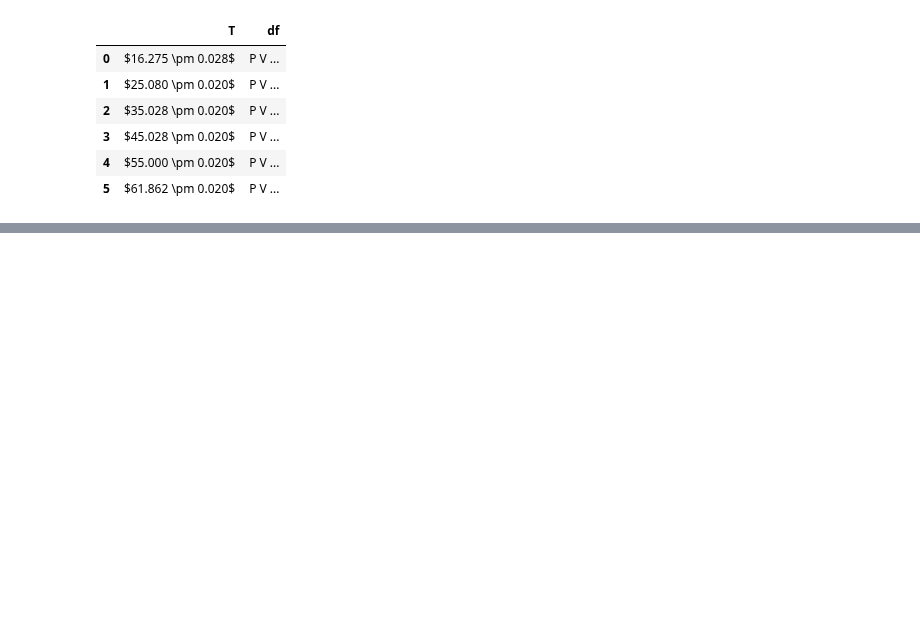
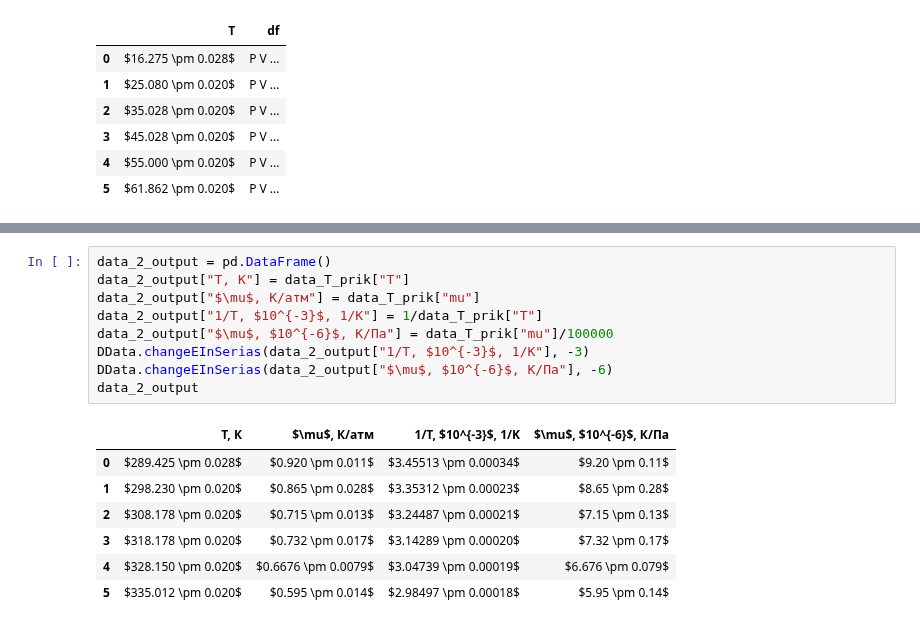
Before and after one commit to RedBrean/term2, a Jupyter notebook: labs/216/216.ipynb, the cells around one changed output, grey strips where cells are left out. Drawn from its saved outputs; the diff is of its cells as text; blank space fills up the shorter version.

```diff
--- a/labs/216/216.ipynb
+++ b/labs/216/216.ipynb
@@ -398 +424,18 @@ data_T_prik
+# %%
+data_2_output = pd.DataFrame()
+data_2_output["T, К"] = data_T_prik["T"]
+data_2_output["$\mu$, К/атм"] = data_T_prik["mu"]
+data_2_output["1/T, $10^{-3}$, 1/K"] = 1/data_T_prik["T"]
+data_2_output["$\mu$, $10^{-6}$, К/Па"] = data_T_prik["mu"]/100000
+DData.changeEInSerias(data_2_output["1/T, $10^{-3}$, 1/K"], -3)
+DData.changeEInSerias(data_2_output["$\mu$, $10^{-6}$, К/Па"], -6)
+data_2_output
+# %% [output]
+|  | T, К | $\mu$, К/атм | 1/T, $10^{-3}$, 1/K | $\mu$, $10^{-6}$, К/Па |
+| 0 | $289.425 \pm 0.028$ | $0.920 \pm 0.011$ | $3.45513 \pm 0.00034$ | $9.20 \pm 0.11$ |
+| 1 | $298.230 \pm 0.020$ | $0.865 \pm 0.028$ | $3.35312 \pm 0.00023$ | $8.65 \pm 0.28$ |
+| 2 | $308.178 \pm 0.020$ | $0.715 \pm 0.013$ | $3.24487 \pm 0.00021$ | $7.15 \pm 0.13$ |
+| 3 | $318.178 \pm 0.020$ | $0.732 \pm 0.017$ | $3.14289 \pm 0.00020$ | $7.32 \pm 0.17$ |
+| 4 | $328.150 \pm 0.020$ | $0.6676 \pm 0.0079$ | $3.04739 \pm 0.00019$ | $6.676 \pm 0.079$ |
+| 5 | $335.012 \pm 0.020$ | $0.595 \pm 0.014$ | $2.98497 \pm 0.00018$ | $5.95 \pm 0.14$ |
 # %%
```
Also changed, not shown: parts of 6 cells of this notebook, 2 other files.
